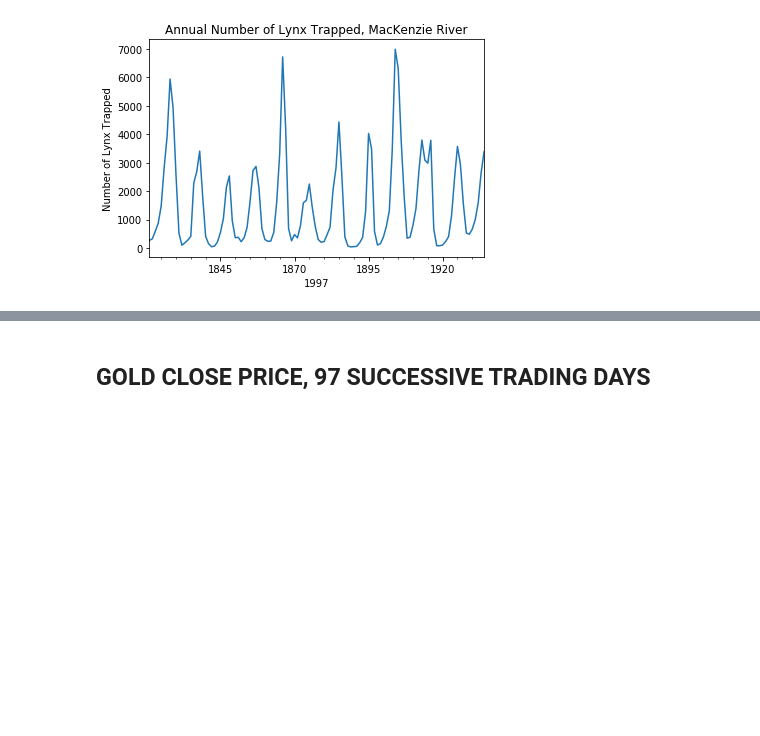
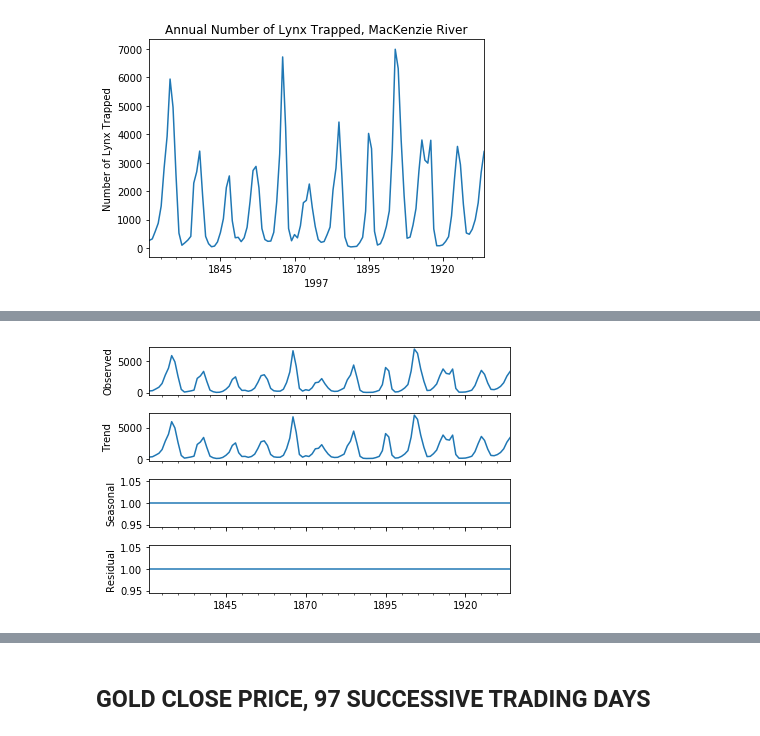
Before and after one commit to jamissonfreitas/IN1167, a Jupyter notebook: Cap1_2.ipynb, the cells around one changed output, grey strips where cells are left out. Saved outputs shown, nothing was run; the diff lists cells and outputs as text; code cells hidden in the pictures; blank space fills up the shorter version.

```diff
--- a/Cap1_2.ipynb
+++ b/Cap1_2.ipynb
@@ -137,0 +148,6 @@ s1.plot()
+# %%
+result = seasonal_decompose(s0, model='multiplicative')
+result.plot()
+plt.show()
+# %% [output]
+[figure, added]
```
Also changed, not shown: parts of 5 cells of this notebook.
